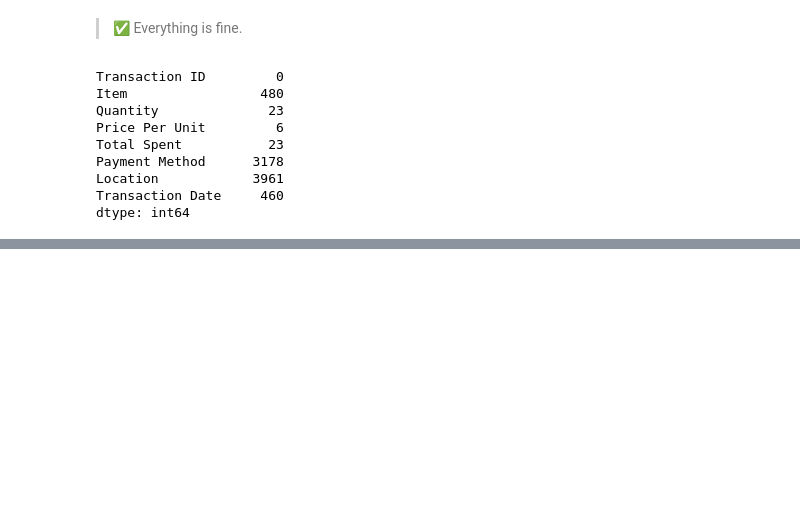
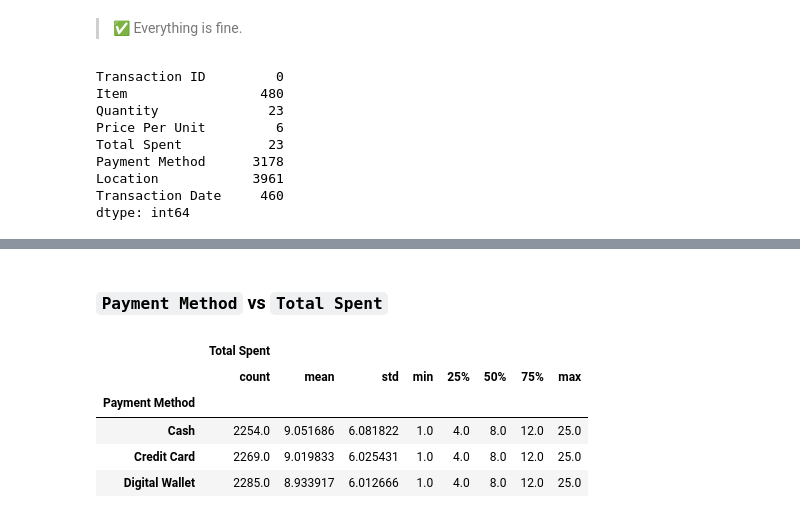
Before and after one commit to Gerum-Berhanu/data-cleaning, a Jupyter notebook: cafe.ipynb, the cells around one changed output, grey strips where cells are left out. Saved outputs shown, nothing was run; the diff lists cells and outputs as text; code cells hidden in the pictures; blank space fills up the shorter version.

```diff
--- a/cafe.ipynb
+++ b/cafe.ipynb
@@ -450,0 +465,11 @@ dtype: int64
+# %% [markdown]
+### `Payment Method` vs `Total Spent`
+# %%
+df[["Payment Method", "Total Spent"]].dropna().groupby("Payment Method").describe()
+# %% [output]
+|  | Total Spent |  |  |  |  |  |  |  |
+|  | count | mean | std | min | 25% | 50% | 75% | max |
+| Payment Method |  |  |  |  |  |  |  |  |
+| Cash | 2254.0 | 9.051686 | 6.081822 | 1.0 | 4.0 | 8.0 | 12.0 | 25.0 |
+| Credit Card | 2269.0 | 9.019833 | 6.025431 | 1.0 | 4.0 | 8.0 | 12.0 | 25.0 |
+| Digital Wallet | 2285.0 | 8.933917 | 6.012666 | 1.0 | 4.0 | 8.0 | 12.0 | 25.0 |
```
Also changed, not shown: parts of 25 cells of this notebook.
